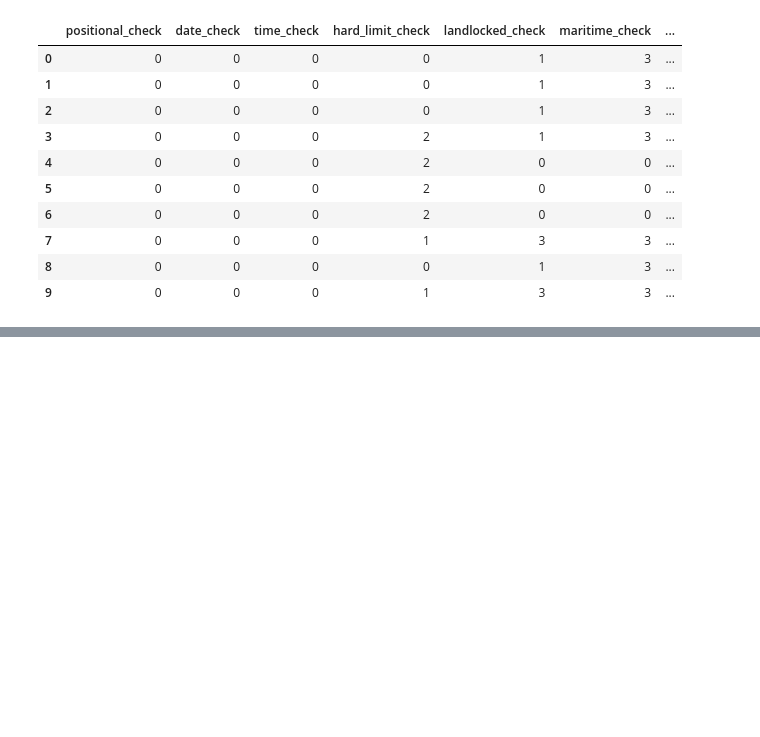
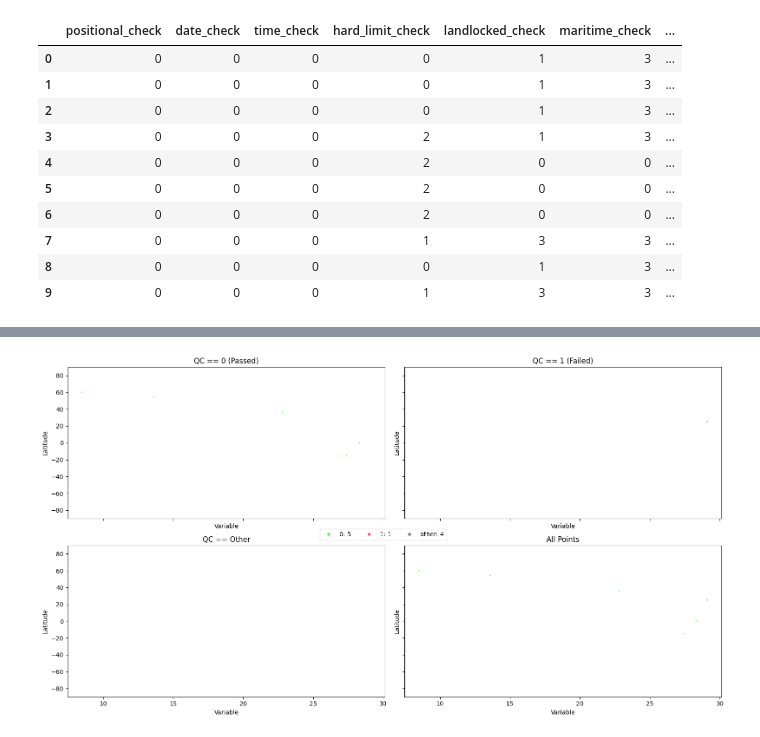
Before and after one commit to glamod/marine_qc, a Jupyter notebook: docs/notebooks/qc_individual.ipynb, the cells around one changed output, grey strips where cells are left out. Drawn from its saved outputs; the diff is of its cells as text; code cells hidden in the pictures; blank space fills up the shorter version.

```diff
--- a/docs/notebooks/qc_individual.ipynb
+++ b/docs/notebooks/qc_individual.ipynb
@@ -303,0 +318,8 @@ do_multiple_individual_check(
+# %%
+lat_var_plot = latitude_variable_plot(
+    lat=data.lat,
+    value=data.sea_surface_temperature,
+    qc_outcomes=climatology_check,
+)
+# %% [output]
+[figure, added]
```
Also changed, not shown: parts of 10 cells of this notebook, 1 other file.
